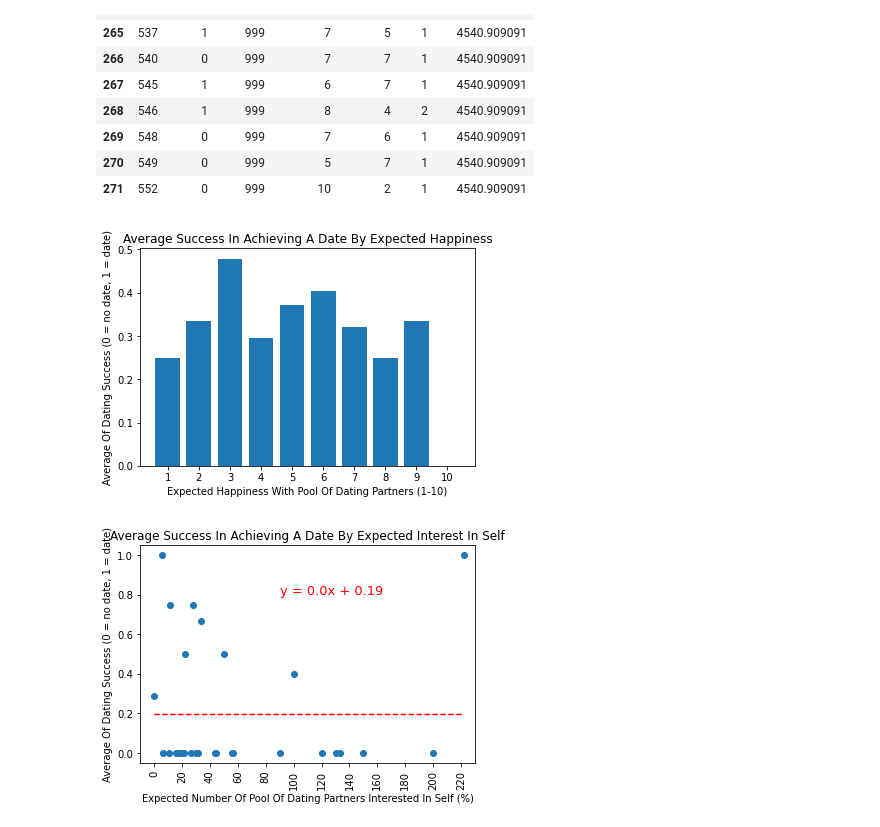
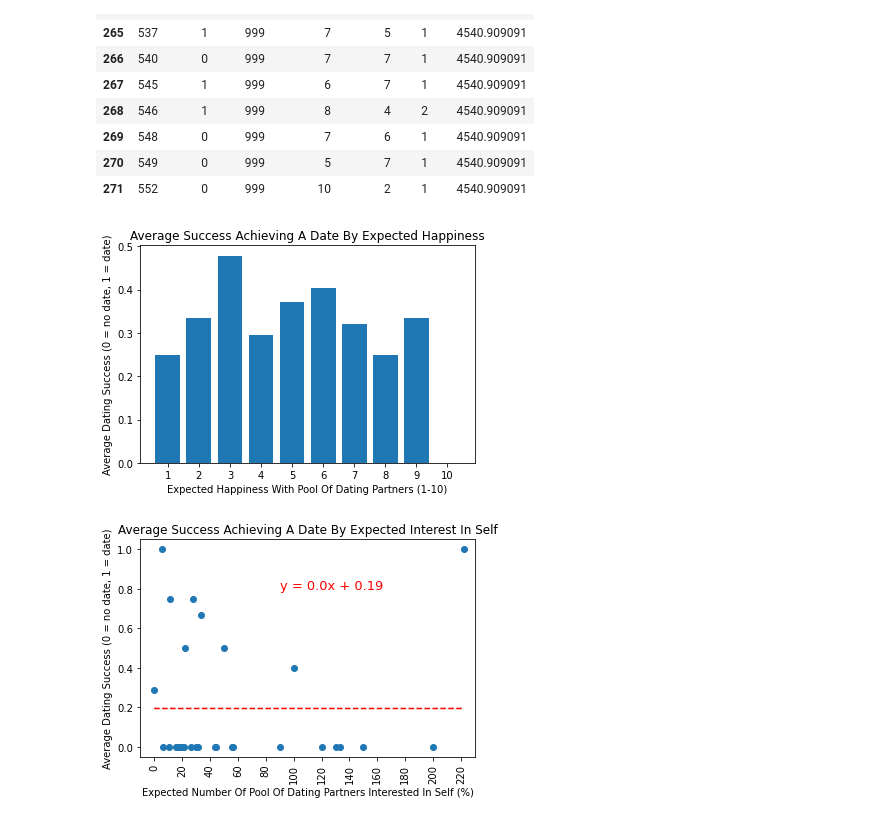
Before and after one commit to lmodenbach/web-design-challenge, a Jupyter notebook: DatingSuccessAnalysis.ipynb, the cells around one changed output. Saved outputs shown, nothing was run; the diff lists cells and outputs as text; code cells hidden in the pictures.

```diff
--- a/DatingSuccessAnalysis.ipynb
+++ b/DatingSuccessAnalysis.ipynb
@@ -651,12 +651,12 @@ waves_happiness_avgs = waves_happiness_grouped["date_3"].mean()
 # %%
 plt.bar(waves_happiness_avgs.keys(), waves_happiness_avgs)
 plt.xticks(waves_happiness_avgs.keys())
-plt.title('Average Success In Achieving A Date By Expected Happiness')
+plt.title('Average Success Achieving A Date By Expected Happiness')
 plt.xlabel('Expected Happiness With Pool Of Dating Partners (1-10)')
-plt.ylabel('Average Of Dating Success (0 = no date, 1 = date)')
+plt.ylabel('Average Dating Success (0 = no date, 1 = date)')
 plt.show()
 # %% [output]
-[figure, old version]
+[figure, new version]
 # %%
 # expectation of others being interested in subject vs avg date achieved
 # %%
@@ -674,9 +674,9 @@ plt.plot(waves_expectations_avgs.keys(),line_best_fit,"--", color='red')
 plt.scatter(waves_expectations_avgs.keys(), waves_expectations_avgs)
 plt.xticks(np.arange(0, 231, 20), rotation=90)
 plt.xlim(-10, 230)
-plt.title('Average Success In Achieving A Date By Expected Interest In Self')
+plt.title('Average Success Achieving A Date By Expected Interest In Self')
 plt.xlabel('Expected Number Of Pool Of Dating Partners Interested In Self (%)')
-plt.ylabel('Average Of Dating Success (0 = no date, 1 = date)')
+plt.ylabel('Average Dating Success (0 = no date, 1 = date)')
 plt.show()
 # %% [output]
-[figure, old version]
+[figure, new version]
```
Also changed, not shown: parts of 5 cells of this notebook.
